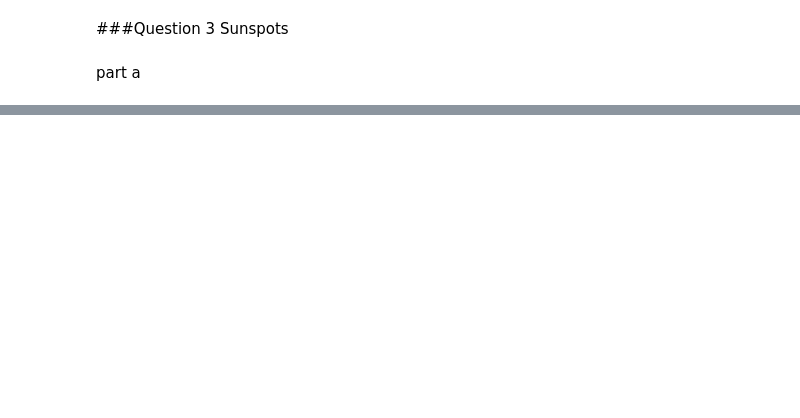
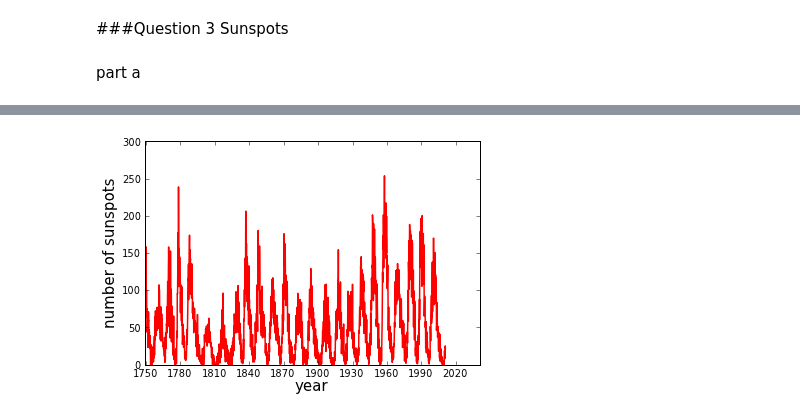
Before and after one commit to bcoit/Phys202-S13, a Jupyter notebook: Week3/GraphicsEx2.ipynb, the cells around one changed output, grey strips where cells are left out. Drawn from its saved outputs; the diff is of its cells as text; code cells hidden in the pictures; blank space fills up the shorter version.

```diff
--- a/Week3/GraphicsEx2.ipynb
+++ b/Week3/GraphicsEx2.ipynb
@@ -55,0 +55,8 @@ IOError: [Errno 2] No such file or directory: 'sunspots.txt'
+# %%
+plot(x,y,color="red",linewidth=1.5)
+xlabel("year",fontsize=15)
+ylabel("number of sunspots",fontsize=15)
+xticks(arange(12, 3500, 360), ('1750','1780','1810','1840','1870','1900','1930','1960','1990','2020'))
+show()
+# %% [output]
+[figure, added]
```
Also changed, not shown: parts of 10 cells of this notebook, 3 other files.
